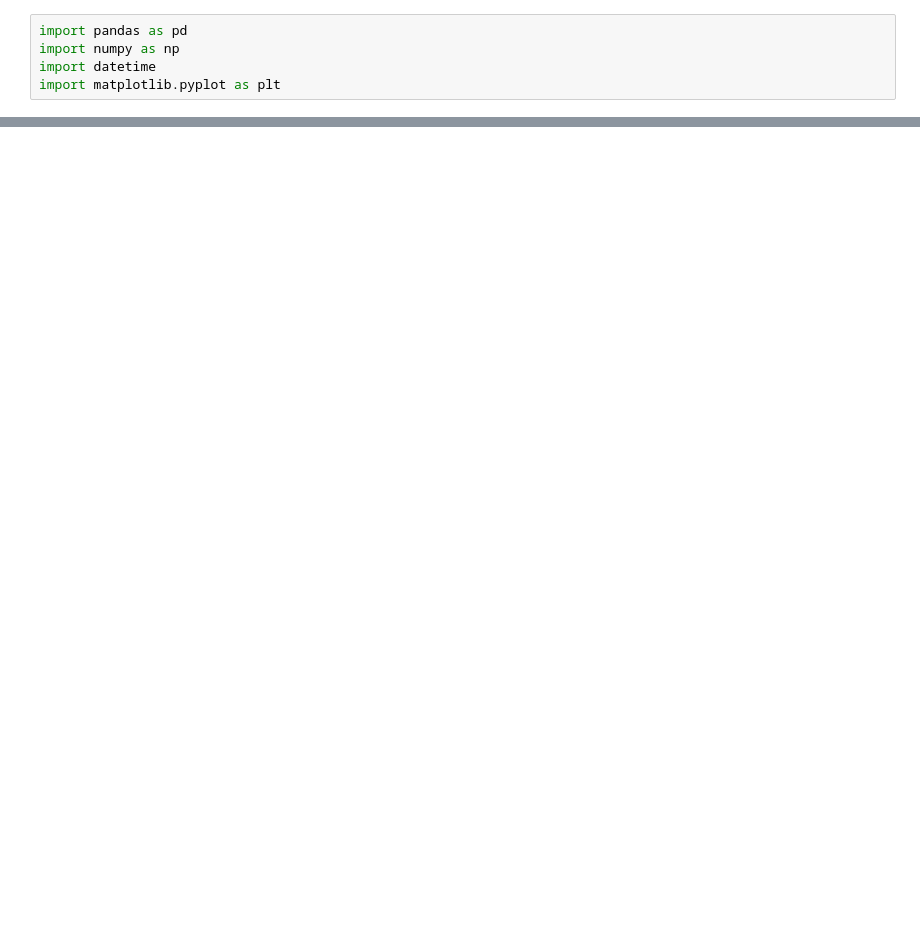
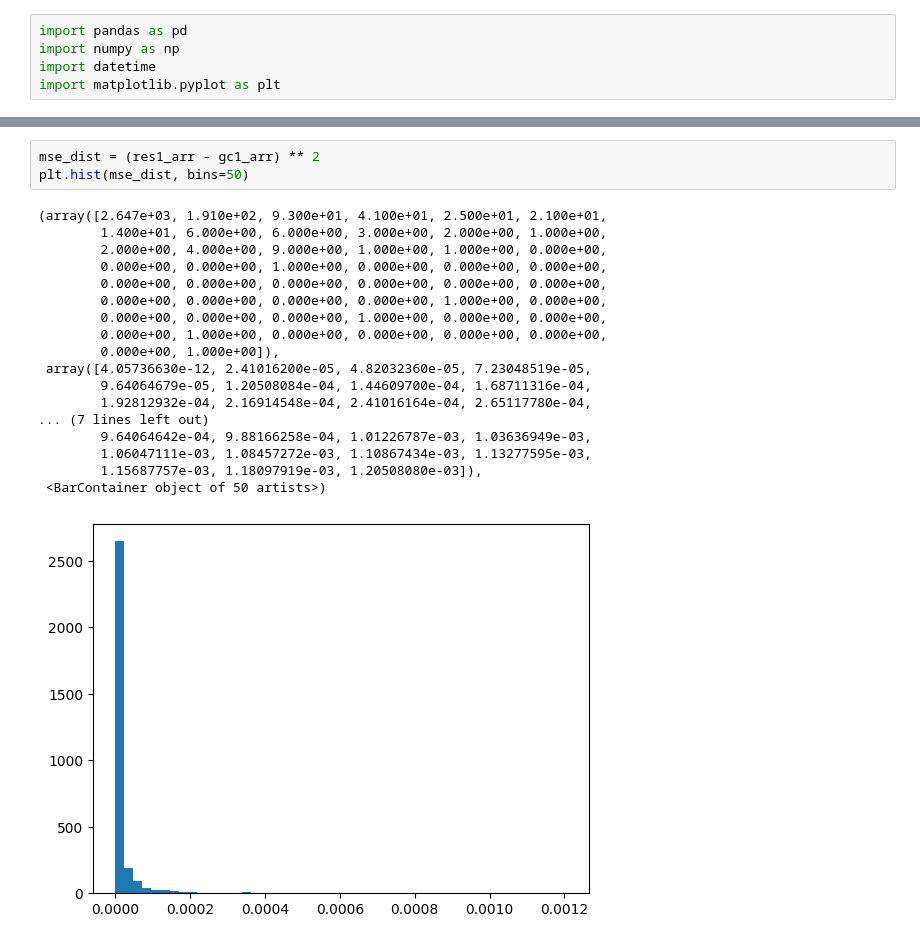
Before and after one commit to joeHollander/ETF-Research, a Jupyter notebook: main.ipynb, the cells around one changed output, grey strips where cells are left out. Saved outputs shown, nothing was run; the diff lists cells and outputs as text; blank space fills up the shorter version.

```diff
--- a/main.ipynb
+++ b/main.ipynb
@@ -46,0 +60,22 @@ df[(df['symbol'] == "GCQ5") & (df.index.date > datetime.date(2023, 1, 1))].tail(
+# %%
+mse_dist = (res1_arr - gc1_arr) ** 2
+plt.hist(mse_dist, bins=50)
+# %% [output]
+(array([2.647e+03, 1.910e+02, 9.300e+01, 4.100e+01, 2.500e+01, 2.100e+01,
+        1.400e+01, 6.000e+00, 6.000e+00, 3.000e+00, 2.000e+00, 1.000e+00,
+        2.000e+00, 4.000e+00, 9.000e+00, 1.000e+00, 1.000e+00, 0.000e+00,
+        0.000e+00, 0.000e+00, 1.000e+00, 0.000e+00, 0.000e+00, 0.000e+00,
+        0.000e+00, 0.000e+00, 0.000e+00, 0.000e+00, 0.000e+00, 0.000e+00,
+        0.000e+00, 0.000e+00, 0.000e+00, 0.000e+00, 1.000e+00, 0.000e+00,
+        0.000e+00, 0.000e+00, 0.000e+00, 1.000e+00, 0.000e+00, 0.000e+00,
+        0.000e+00, 1.000e+00, 0.000e+00, 0.000e+00, 0.000e+00, 0.000e+00,
+        0.000e+00, 1.000e+00]),
+ array([4.05736630e-12, 2.41016200e-05, 4.82032360e-05, 7.23048519e-05,
+        9.64064679e-05, 1.20508084e-04, 1.44609700e-04, 1.68711316e-04,
+        1.92812932e-04, 2.16914548e-04, 2.41016164e-04, 2.65117780e-04,
+... (7 lines left out)
+        9.64064642e-04, 9.88166258e-04, 1.01226787e-03, 1.03636949e-03,
+        1.06047111e-03, 1.08457272e-03, 1.10867434e-03, 1.13277595e-03,
+        1.15687757e-03, 1.18097919e-03, 1.20508080e-03]),
+ <BarContainer object of 50 artists>)
+[figure, added]
```
Also changed, not shown: parts of 12 cells of this notebook, 1 other file.
